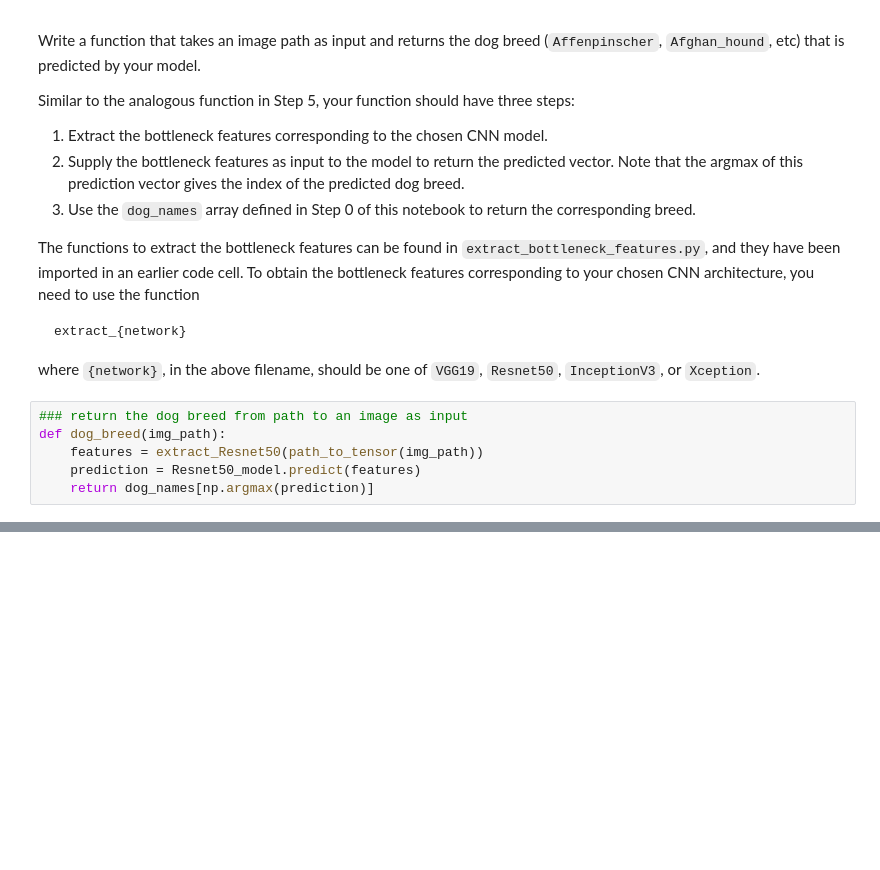
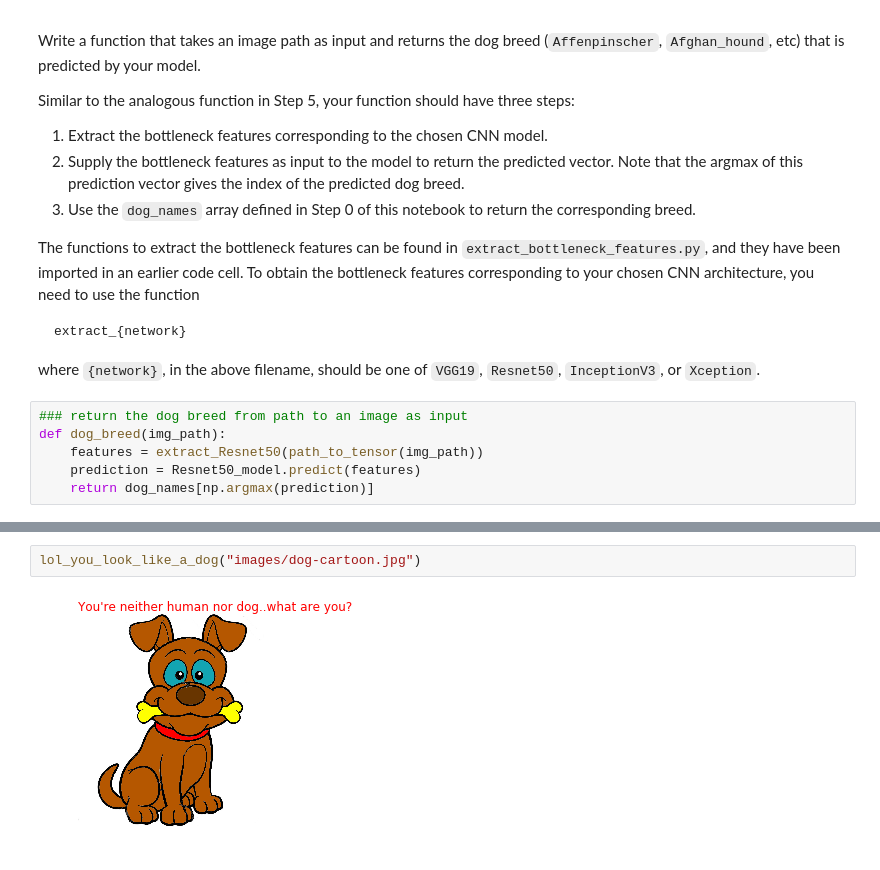
Before and after one commit to anoff/AIND-CNN-dogbreed, a Jupyter notebook: dog_app.ipynb, the cells around one changed output, grey strips where cells are left out. Cells and saved outputs as stored; diff of their text form; blank space fills up the shorter version.

```diff
--- a/dog_app.ipynb
+++ b/dog_app.ipynb
@@ -742,0 +748,4 @@ lol_you_look_like_a_dog()
+# %%
+lol_you_look_like_a_dog("images/dog-cartoon.jpg")
+# %% [output]
+[figure, added]
```
Also changed, not shown: parts of 11 cells of this notebook, 7 other files.
